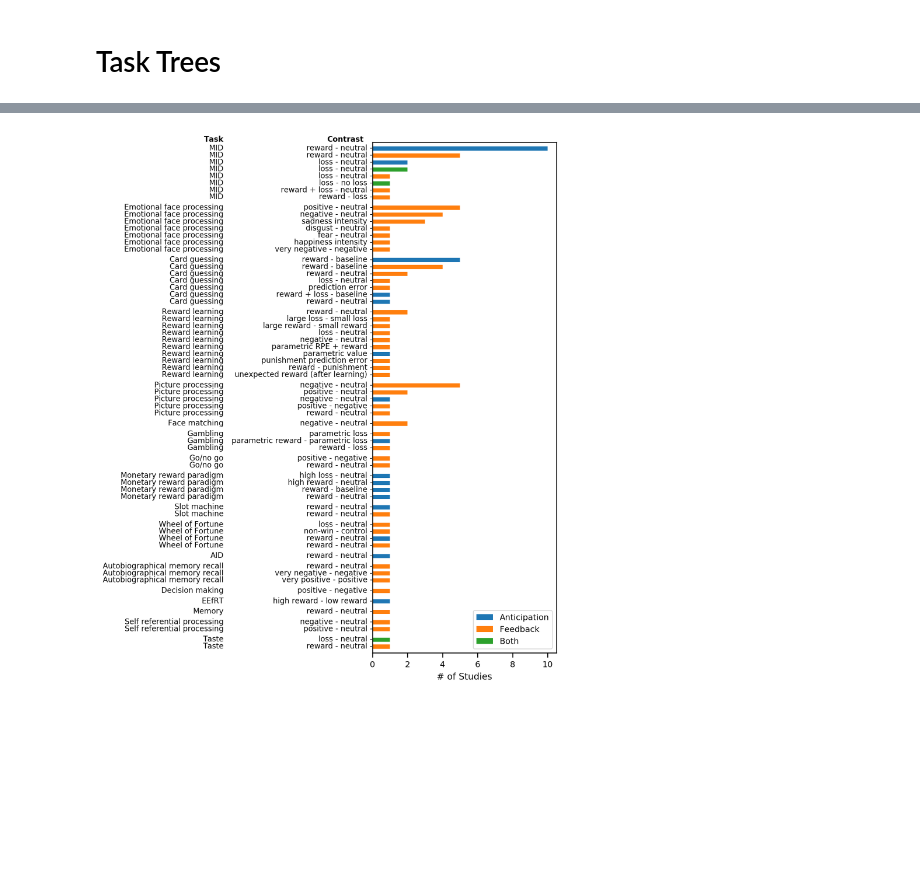
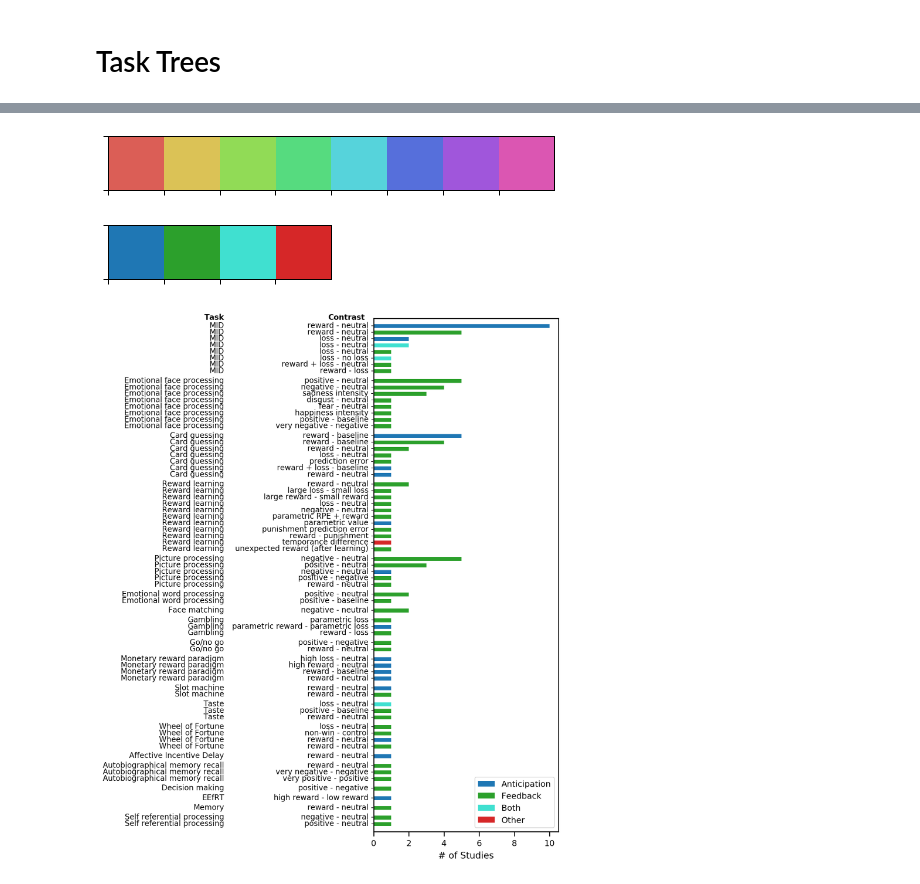
Before and after one commit to nimh-mbdu/great_expectations, a Jupyter notebook: notebooks/diagrams_based_on_other_reviews.ipynb, the cells around one changed output, grey strips where cells are left out. Cells and saved outputs as stored; diff of their text form; code cells hidden in the pictures; blank space fills up the shorter version.

Commit message:
update figure in response to reviewer comments

```diff
--- a/notebooks/diagrams_based_on_other_reviews.ipynb
+++ b/notebooks/diagrams_based_on_other_reviews.ipynb
@@ -64,5 +155,5 @@ nd = pd.read_excel(data_path/'consistency_data.xlsx', sheet_name='ng_data')
 # %%
-dd = pd.concat([kd,nd], sort=False, ignore_index=True)
+dd = pd.concat([kd,nd,zd], sort=False, ignore_index=True)
 dd['task_contrast'] = dd['task'] + ' ' + dd['ant_or_fb'] + ' ' + dd['contrast']
 dd['full_contrast'] = dd['ant_or_fb'] + ' ' + dd['contrast']
 # %%
@@ -101,0 +215,2 @@ len(multi_tasks)
+# %%
+tc_counts = dd.groupby(['task','ant_or_fb', 'contrast']).label.nunique().reset_index().sort_values(['label', 'task', 'contrast'], ascending=[False, True, True])
@@ -139,3 +268,14 @@ ut_cd
+# %%
+sns.palplot(sns.color_palette("hls", 8))
+# %% [output]
+[figure, added]
+# %%
+add_cols = [sns.color_palette()[0], sns.color_palette()[2], "#40E0D0", sns.color_palette()[3]]
+sns.palplot(add_cols)
+# %% [output]
+[figure, added]
+# %%
+colors = {phase:cc for cc,phase in zip(add_cols, tc_counts.ant_or_fb.unique())}
 # %%
 
 sns.set_context('paper', font_scale=1)
@@ -145,7 +285,7 @@ fig, ax = plt.subplots(1, figsize=(3.51, 10), dpi=250)
 fs = 8
 #df = mt_cd.loc[mt_cd.label > 1, :]
 #df = mt_cd.copy()
-df = pd.concat([mt_cd, ut_cd])
+df = tc_counts.copy()
 df = df.rename(columns={'label':'N'})
 df['label'] = df.apply(lambda row: f'{row.task}: {row.ant_or_fb}, {row.contrast}', axis=1)
 df = df.merge(task_counts.rename(columns={'label':'task_N'}), how='left', on='task')
@@ -164,39 +304,39 @@ df = df.merge(task_offsets, how='left', on='task')
 df['y_pos'] = df.y_pos + df.offset
 
 
-colors = {phase:cc for cc,phase in zip(sns.color_palette(n_colors = len(df.task.unique())),df.phase.unique())}
+#colors = {phase:cc for cc,phase in zip(sns.color_palette(n_colors = len(df.phase.unique())),df.phase.unique())}
 df['color'] = df.phase.apply(lambda tt: colors[tt])
 ax.barh(df.y_pos, df.N.values, height=0.6, color=df.color.values)
 ax.set_yticklabels('')
 ax.set_yticks([])
 ymin, ymax = ax.get_ylim()
 for ix, row in df.iterrows():
         if pd.notnull(row.task):
             ax.text( columns['task'], row.y_pos - 0.25, row.task, ha='right', size=fs)
 #         if pd.notnull(row.phase):
 #             ax.text( columns['phase'], row.y_pos - 0.25, row.phase, ha='right', size=fs)
         if pd.notnull(row.contrast):
             ax.text( columns['contrast'] + 0.5, row.y_pos - 0.25, row.contrast + ' -', ha='right', size=fs)
 #ax.text(0, df.y_pos.values[-1]-0.2, 'Contrasts from tasks used in a single study -', ha='right' )
 for cc, cx in columns.items():
         ax.text(cx, df.y_pos.max() +1 , cc.title(), ha='right', weight='bold', size=fs)
 ax.set_ylim((ymin+3, ymax-3))
 ax.set_xlabel('# of Studies')
 
 
 faces = []
 legend_patches = []
 y_pos = []
 for cc in ax.get_children():
-    if len(faces) == 3:
+    if len(faces) == 4:
         break
     if cc.get_facecolor() not in faces:
         faces.append(cc.get_facecolor())
         legend_patches.append(cc)
         y_pos.append(cc.get_y())
 
 legend_labels = pd.DataFrame(data=np.array(y_pos) + 0.3, columns=['y_pos']).merge(df.loc[:, ['y_pos', 'phase']]).phase.values
 ax.legend(legend_patches, legend_labels)
 fig.savefig(figure_path/'consistency.png', dpi=300, bbox_inches='tight')
 # %% [output]
-[figure, old version]
+[figure, new version]
```
Also changed, not shown: parts of 20 cells of this notebook, 6 other files.
